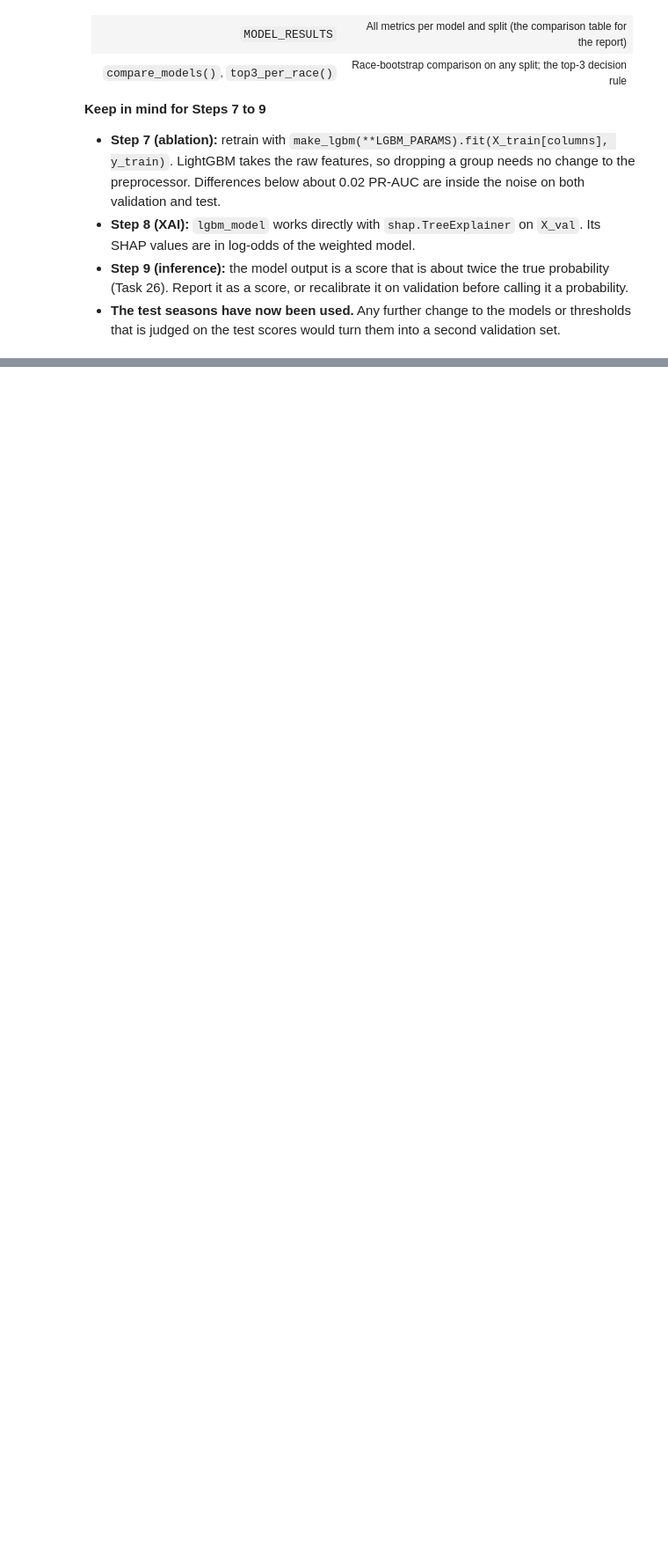
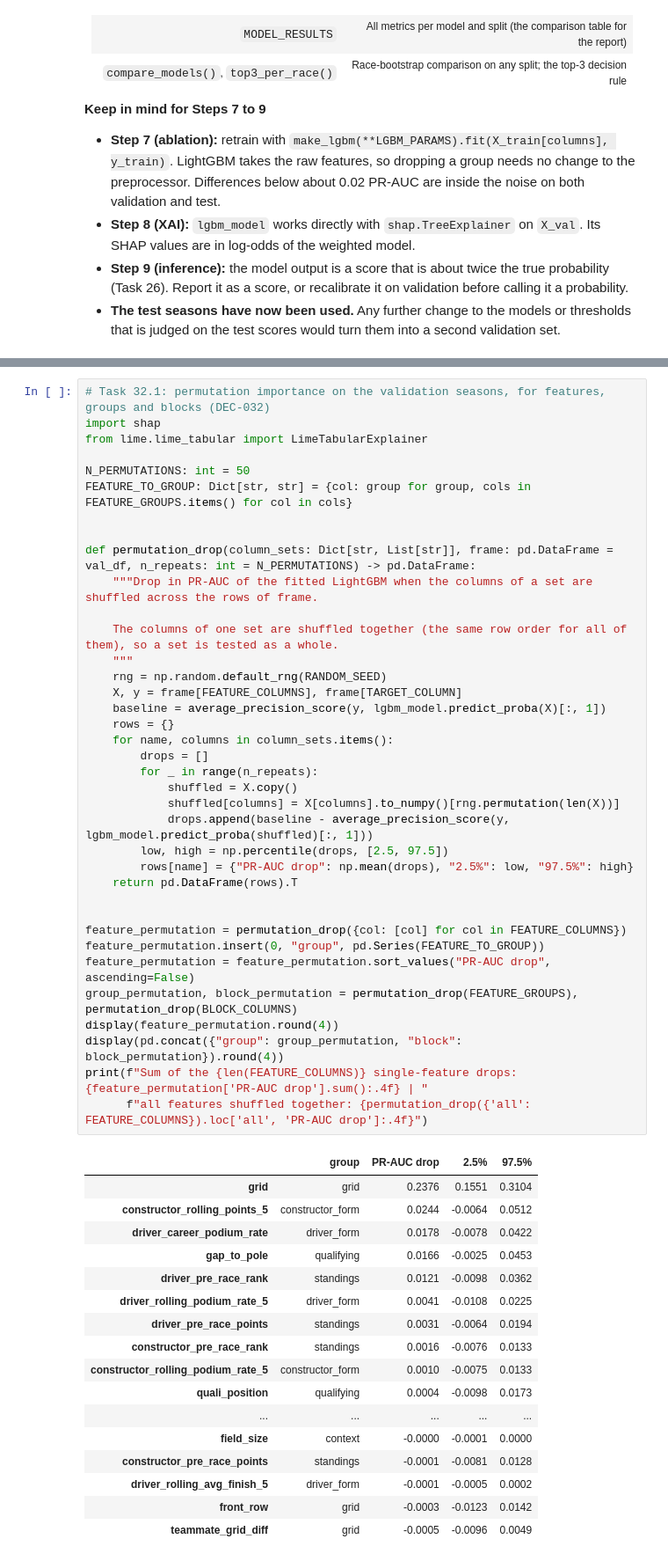
Before and after one commit to Abdel-RahmanIII/Formula-1, a Jupyter notebook: formula-1.ipynb, the cells around one changed output, grey strips where cells are left out. Shown at 88% size. Drawn from its saved outputs; the diff is of its cells as text; blank space fills up the shorter version.

```diff
--- a/formula-1.ipynb
+++ b/formula-1.ipynb
@@ -3400,0 +3688,55 @@ The untuned logistic regression is level with the forest and LightGBM and slight
+# %%
+# Task 32.1: permutation importance on the validation seasons, for features, groups and blocks (DEC-032)
+import shap
+from lime.lime_tabular import LimeTabularExplainer
+
+N_PERMUTATIONS: int = 50
+FEATURE_TO_GROUP: Dict[str, str] = {col: group for group, cols in FEATURE_GROUPS.items() for col in cols}
+
+
+def permutation_drop(column_sets: Dict[str, List[str]], frame: pd.DataFrame = val_df, n_repeats: int = N_PERMUTATIONS) -> pd.DataFrame:
+    """Drop in PR-AUC of the fitted LightGBM when the columns of a set are shuffled across the rows of frame.
+
+    The columns of one set are shuffled together (the same row order for all of them), so a set is tested as a whole.
+    """
+    rng = np.random.default_rng(RANDOM_SEED)
+    X, y = frame[FEATURE_COLUMNS], frame[TARGET_COLUMN]
+    baseline = average_precision_score(y, lgbm_model.predict_proba(X)[:, 1])
+    rows = {}
+    for name, columns in column_sets.items():
+        drops = []
+        for _ in range(n_repeats):
+            shuffled = X.copy()
+            shuffled[columns] = X[columns].to_numpy()[rng.permutation(len(X))]
+            drops.append(baseline - average_precision_score(y, lgbm_model.predict_proba(shuffled)[:, 1]))
+        low, high = np.percentile(drops, [2.5, 97.5])
+        rows[name] = {"PR-AUC drop": np.mean(drops), "2.5%": low, "97.5%": high}
+    return pd.DataFrame(rows).T
+
+
+feature_permutation = permutation_drop({col: [col] for col in FEATURE_COLUMNS})
+feature_permutation.insert(0, "group", pd.Series(FEATURE_TO_GROUP))
+feature_permutation = feature_permutation.sort_values("PR-AUC drop", ascending=False)
+group_permutation, block_permutation = permutation_drop(FEATURE_GROUPS), permutation_drop(BLOCK_COLUMNS)
+display(feature_permutation.round(4))
+display(pd.concat({"group": group_permutation, "block": block_permutation}).round(4))
+print(f"Sum of the {len(FEATURE_COLUMNS)} single-feature drops: {feature_permutation['PR-AUC drop'].sum():.4f} | "
+      f"all features shuffled together: {permutation_drop({'all': FEATURE_COLUMNS}).loc['all', 'PR-AUC drop']:.4f}")
+# %% [output]
+|  | group | PR-AUC drop | 2.5% | 97.5% |
+| grid | grid | 0.2376 | 0.1551 | 0.3104 |
+| constructor_rolling_points_5 | constructor_form | 0.0244 | -0.0064 | 0.0512 |
+| driver_career_podium_rate | driver_form | 0.0178 | -0.0078 | 0.0422 |
+| gap_to_pole | qualifying | 0.0166 | -0.0025 | 0.0453 |
+| driver_pre_race_rank | standings | 0.0121 | -0.0098 | 0.0362 |
+| driver_rolling_podium_rate_5 | driver_form | 0.0041 | -0.0108 | 0.0225 |
+| driver_pre_race_points | standings | 0.0031 | -0.0064 | 0.0194 |
+| constructor_pre_race_rank | standings | 0.0016 | -0.0076 | 0.0133 |
+| constructor_rolling_podium_rate_5 | constructor_form | 0.0010 | -0.0075 | 0.0133 |
+| quali_position | qualifying | 0.0004 | -0.0098 | 0.0173 |
+| ... | ... | ... | ... | ... |
+| field_size | context | -0.0000 | -0.0001 | 0.0000 |
+| constructor_pre_race_points | standings | -0.0001 | -0.0081 | 0.0128 |
+| driver_rolling_avg_finish_5 | driver_form | -0.0001 | -0.0005 | 0.0002 |
+| front_row | grid | -0.0003 | -0.0123 | 0.0142 |
+| teammate_grid_diff | grid | -0.0005 | -0.0096 | 0.0049 |
```
Also changed, not shown: parts of 35 cells of this notebook, 11 other files.
